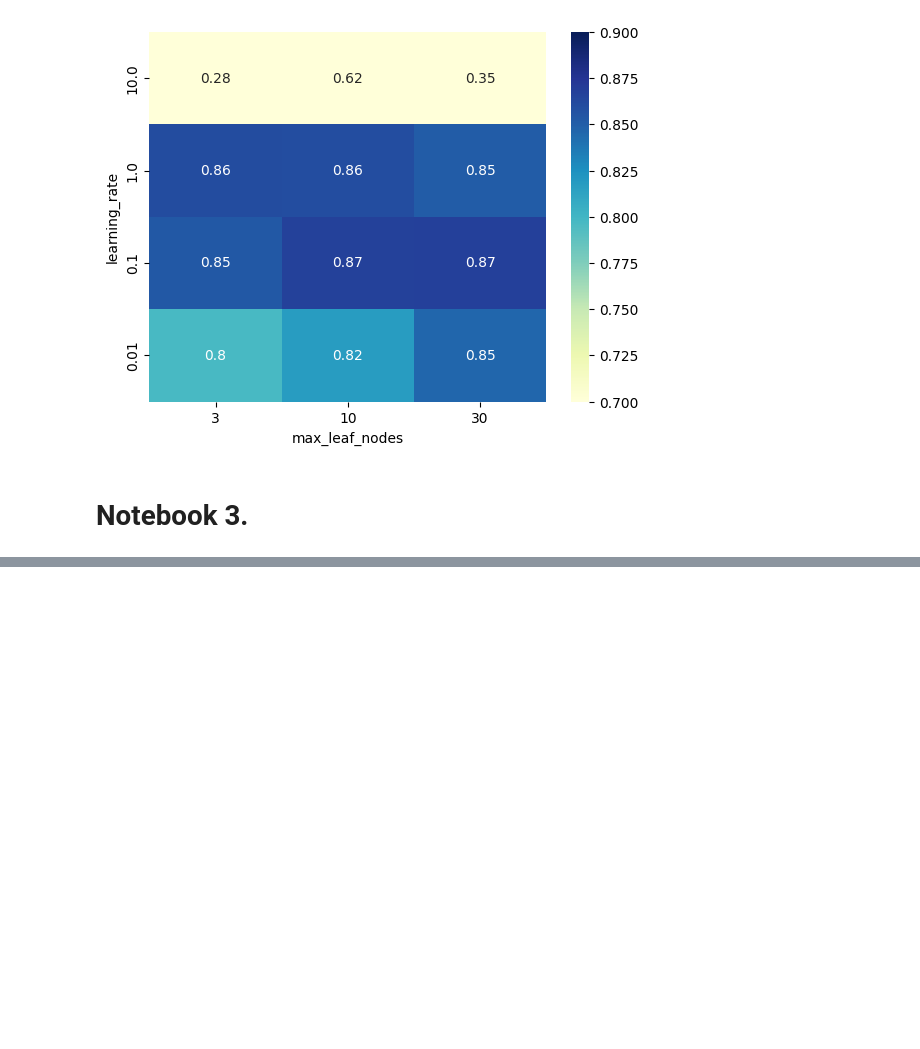
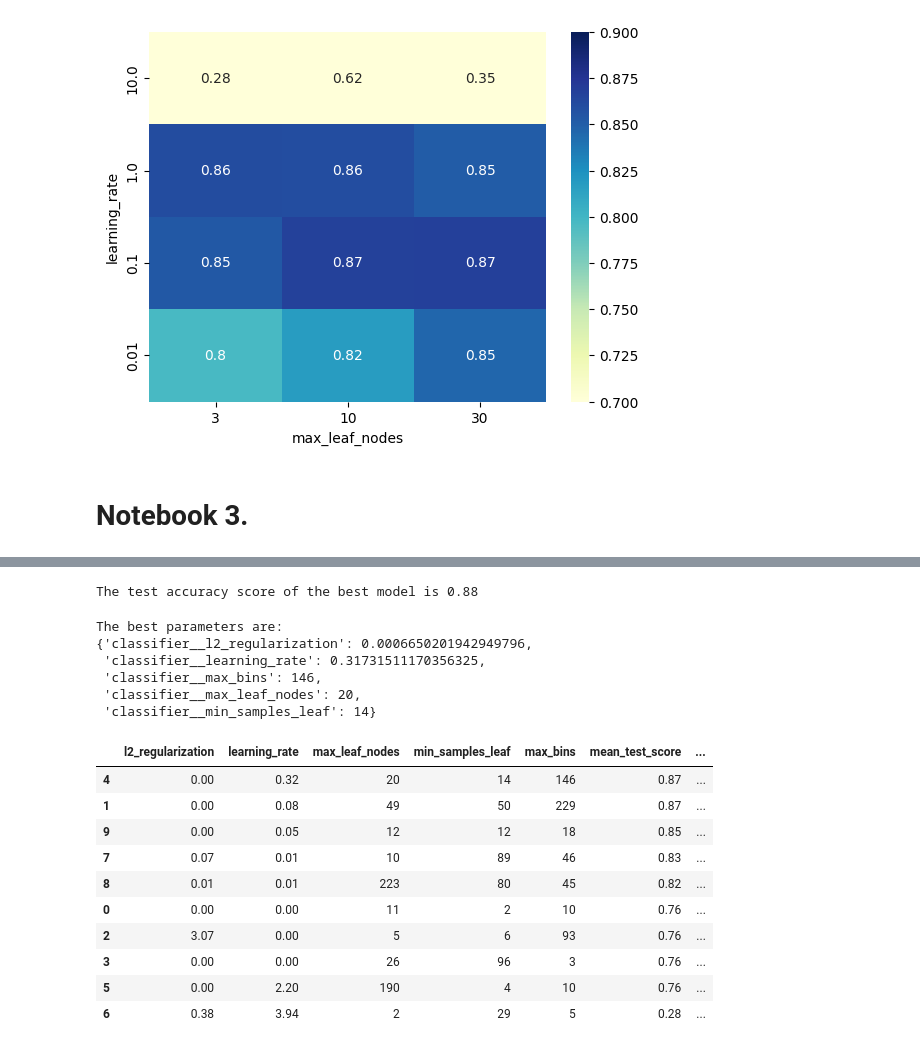
Before and after one commit to DavidGuzzi/inria, a Jupyter notebook: module_3.ipynb, the cells around one changed output, grey strips where cells are left out. Saved outputs shown, nothing was run; the diff lists cells and outputs as text; code cells hidden in the pictures; blank space fills up the shorter version.

```diff
--- a/module_3.ipynb
+++ b/module_3.ipynb
@@ -344,0 +362,6 @@ ax.invert_yaxis()
+# %%
+from sklearn.model_selection import train_test_split
+
+data_train, data_test, target_train, target_test = train_test_split(
+    data, target, random_state=42
+)
@@ -344,0 +441,19 @@ ax.invert_yaxis()
+# %%
+from sklearn.model_selection import RandomizedSearchCV
+
+param_distributions = {
+    "classifier__l2_regularization": loguniform(1e-6, 1e3),
+    "classifier__learning_rate": loguniform(0.001, 10),
+    "classifier__max_leaf_nodes": loguniform_int(2, 256),
+    "classifier__min_samples_leaf": loguniform_int(1, 100),
+    "classifier__max_bins": loguniform_int(2, 255),
+}
+
+model_random_search = RandomizedSearchCV(
+    model,
+    param_distributions=param_distributions,
+    n_iter=10,
+    cv=5,
+    verbose=1,
+)
+model_random_search.fit(data_train, target_train)
@@ -344,0 +484,49 @@ ax.invert_yaxis()
+# %%
+accuracy = model_random_search.score(data_test, target_test)
+
+print(f"The test accuracy score of the best model is {accuracy:.2f}")
+# %% [output]
+The test accuracy score of the best model is 0.88
+# %%
+from pprint import pprint
+
+print("The best parameters are:")
+pprint(model_random_search.best_params_)
+# %% [output]
+The best parameters are:
+{'classifier__l2_regularization': 0.0006650201942949796,
+ 'classifier__learning_rate': 0.31731511170356325,
+ 'classifier__max_bins': 146,
+ 'classifier__max_leaf_nodes': 20,
+ 'classifier__min_samples_leaf': 14}
+# %%
+# get the parameter names
+column_results = [f"param_{name}" for name in param_distributions.keys()]
+column_results += ["mean_test_score", "std_test_score", "rank_test_score"]
+
+cv_results = pd.DataFrame(model_random_search.cv_results_)
+cv_results = cv_results[column_results].sort_values(
+    "mean_test_score", ascending=False
+)
+
+
+def shorten_param(param_name):
+    if "__" in param_name:
+        return param_name.rsplit("__", 1)[1]
+    return param_name
+
+
+cv_results = cv_results.rename(shorten_param, axis=1)
+cv_results
+# %% [output]
+|  | l2_regularization | learning_rate | max_leaf_nodes | min_samples_leaf | max_bins | mean_test_score | ... |
+| 4 | 0.00 | 0.32 | 20 | 14 | 146 | 0.87 | ... |
+| 1 | 0.00 | 0.08 | 49 | 50 | 229 | 0.87 | ... |
+| 9 | 0.00 | 0.05 | 12 | 12 | 18 | 0.85 | ... |
+| 7 | 0.07 | 0.01 | 10 | 89 | 46 | 0.83 | ... |
+| 8 | 0.01 | 0.01 | 223 | 80 | 45 | 0.82 | ... |
+| 0 | 0.00 | 0.00 | 11 | 2 | 10 | 0.76 | ... |
+| 2 | 3.07 | 0.00 | 5 | 6 | 93 | 0.76 | ... |
+| 3 | 0.00 | 0.00 | 26 | 96 | 3 | 0.76 | ... |
+| 5 | 0.00 | 2.20 | 190 | 4 | 10 | 0.76 | ... |
+| 6 | 0.38 | 3.94 | 2 | 29 | 5 | 0.28 | ... |
```
Also changed, not shown: parts of 6 cells of this notebook.
